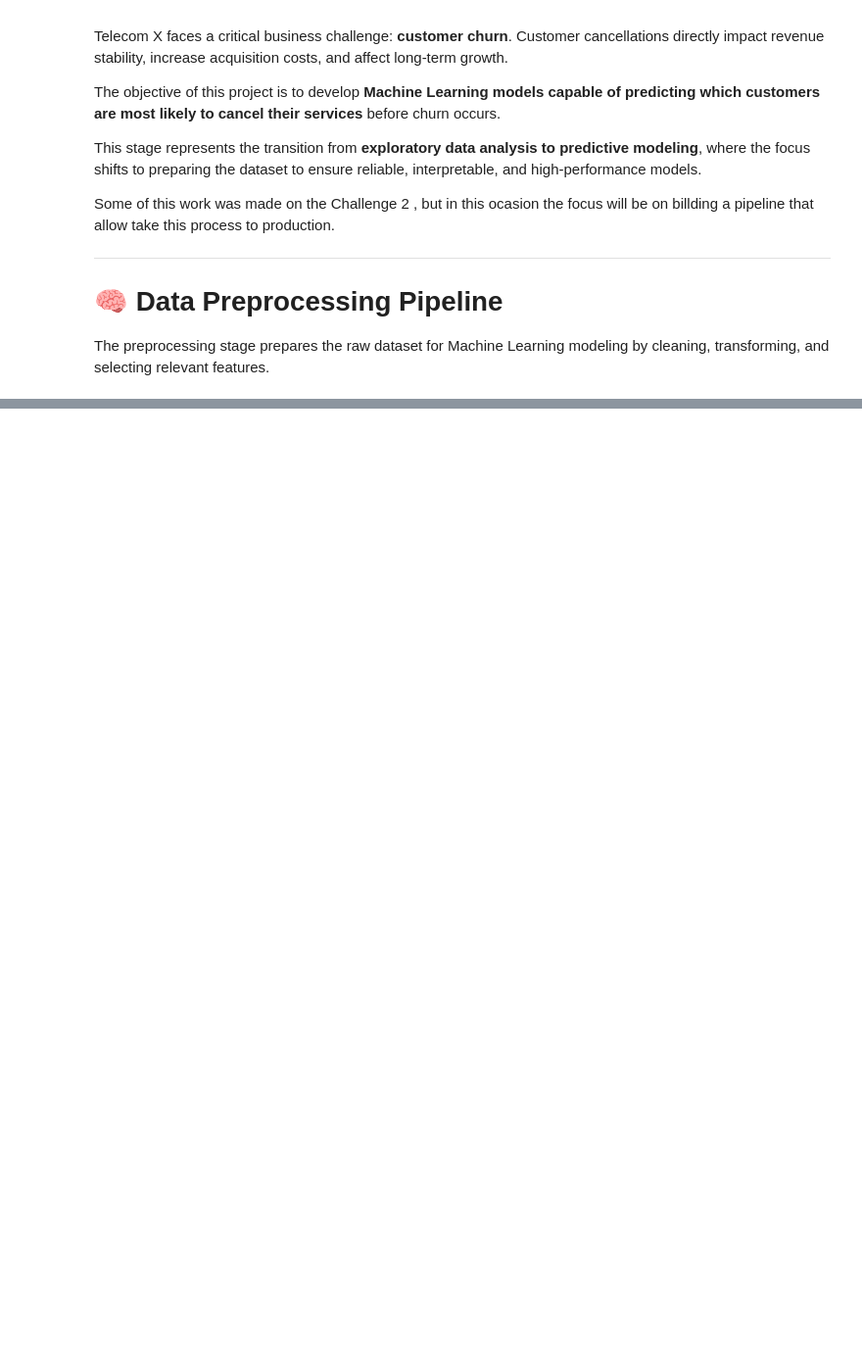
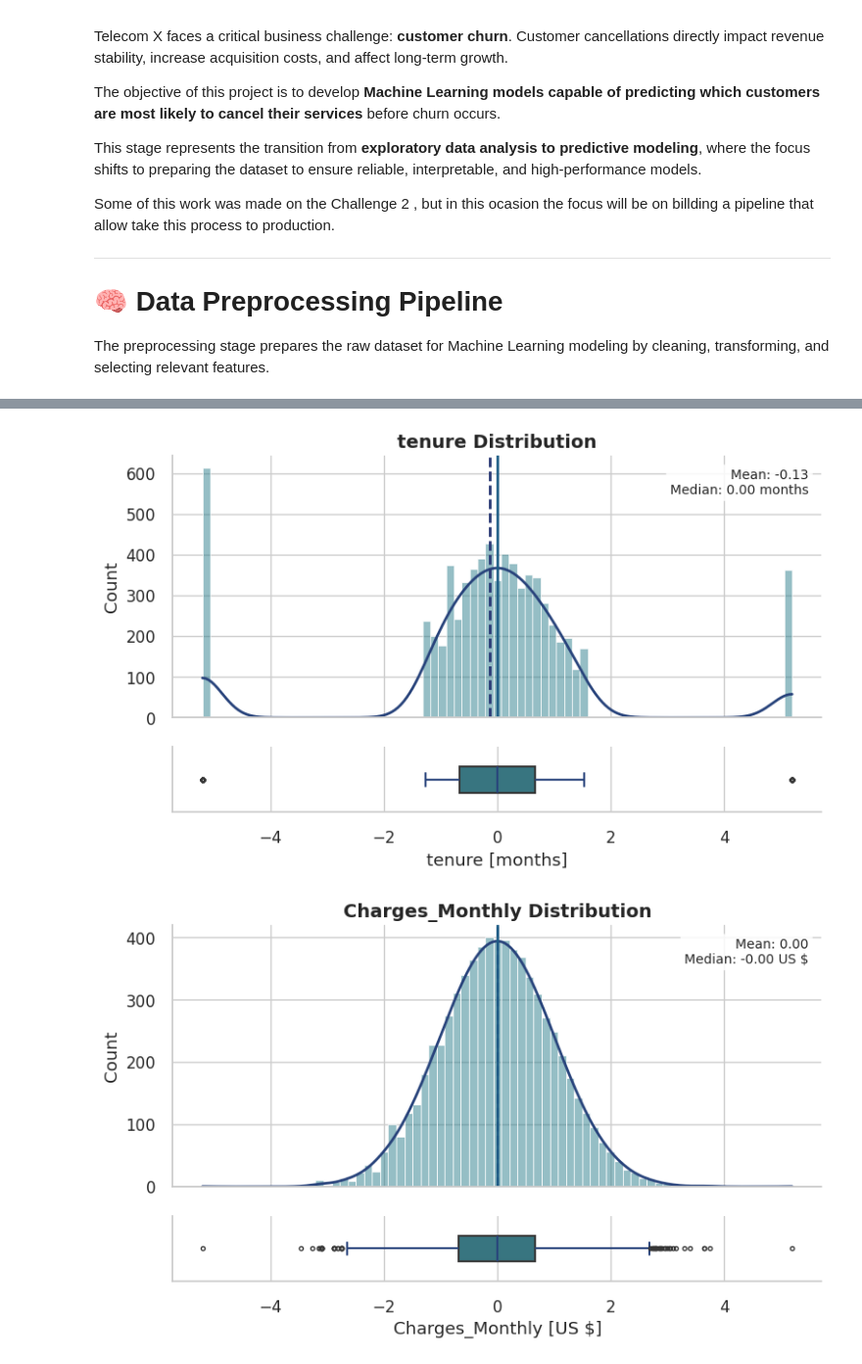
Before and after one commit to JCSR2022/challenge3-data-science-Alura, a Jupyter notebook: data/Data_Preprocessing_Stage.ipynb, the cells around one changed output, grey strips where cells are left out. Shown at 98% size. Cells and saved outputs as stored; diff of their text form; code cells hidden in the pictures; blank space fills up the shorter version.

```diff
--- a/data/Data_Preprocessing_Stage.ipynb
+++ b/data/Data_Preprocessing_Stage.ipynb
@@ -182,0 +383,16 @@ Test shape: (1407, 26)
+# %%
+from sklearn.preprocessing import QuantileTransformer
+
+quantile_transformer = QuantileTransformer(output_distribution='normal', random_state=my_random_seed)
+
+
+#tenure_transform =tenure_quantile_transformer.fit_transform(X_trans[['tenure']])
+df_tenure_frec=  inspect_preprocessor(quantile_transformer, X_trans[['tenure']])
+distribution_plot(df_tenure_frec, 'tenure', 'tenure Distribution', x_unit='months').show()
+
+#Charges_Monthly_transform = tenure_quantile_transformer.fit_transform(X_trans[['Charges_Monthly']])
+df_Charges_Monthly_frec=  inspect_preprocessor(quantile_transformer, X_trans[['Charges_Monthly']])
+distribution_plot(df_Charges_Monthly_frec, 'Charges_Monthly', 'Charges_Monthly Distribution', x_unit='US $').show()
+# %% [output]
+[figure, added]
+[figure, added]
```
Also changed, not shown: parts of 18 cells of this notebook.
